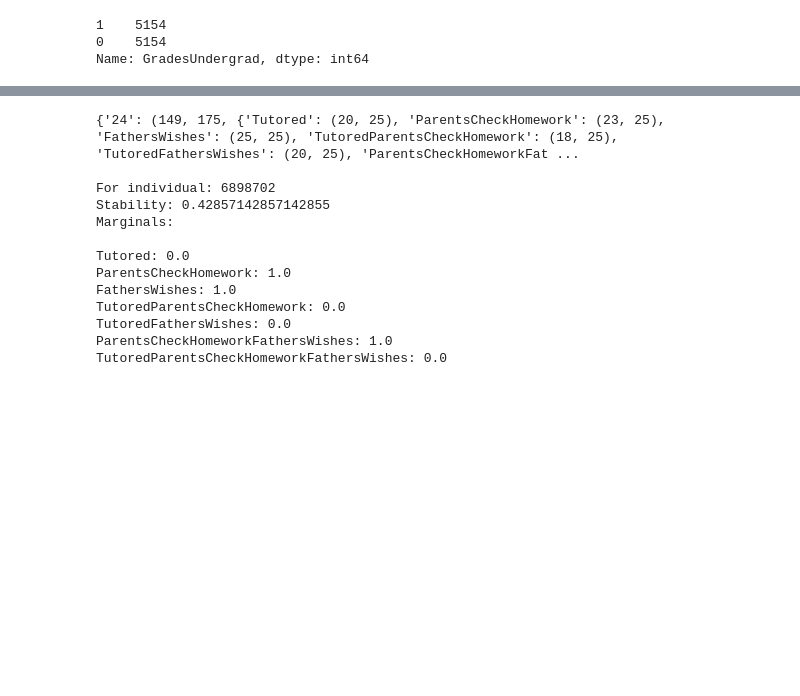
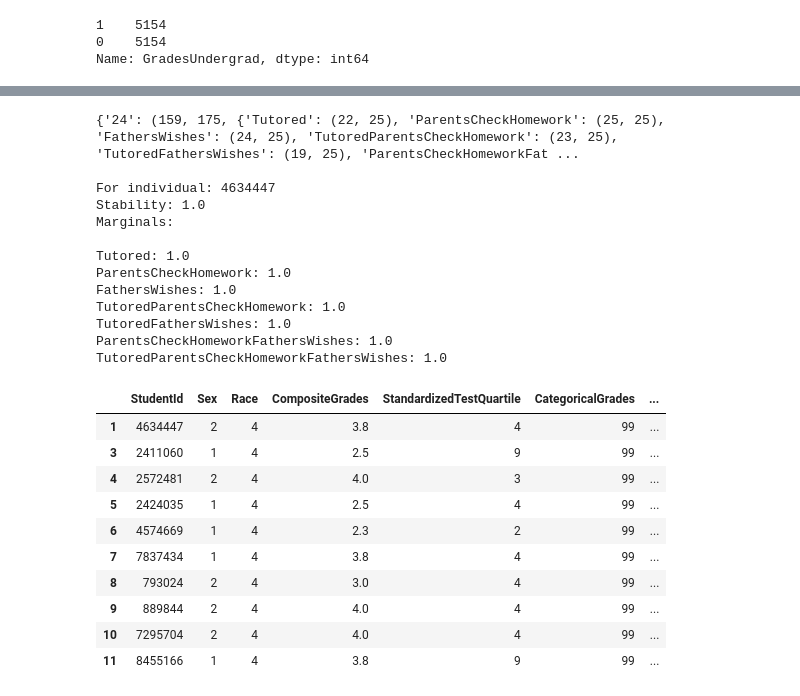
Before and after one commit to lurosenb/Swap_Auditor, a Jupyter notebook: Crafting_an_Unfair_Model.ipynb, the cells around one changed output, grey strips where cells are left out. Saved outputs shown, nothing was run; the diff lists cells and outputs as text; code cells hidden in the pictures; blank space fills up the shorter version.

Commit message:
Cleaned, moved more code into base auditor

```diff
--- a/Crafting_an_Unfair_Model.ipynb
+++ b/Crafting_an_Unfair_Model.ipynb
@@ -234,5 +434,5 @@ weighted avg       0.91      0.91      0.91      2062
 # %%
-from swap_auditor import NaiveSwapAuditor
+# from swap_auditor import NaiveSwapAuditor
 
 tiny_test = toy_dataframe[:10]
 new = NaiveSwapAuditor(data=tiny_test, predictor=rf, id_column="StudentId",protected_classes=['Sex','Race'], target_col='GradesUndergrad')
@@ -240,22 +440,36 @@ new = NaiveSwapAuditor(data=tiny_test, predictor=rf, id_column="StudentId",prote
 new.calculate_all_stability(marginal_features=['Tutored','ParentsCheckHomework','FathersWishes'])
 print(new.subgroup_stability)
 
-ind = 6898702
-s, marg = new._retrieve_stability_indivdual(6898702)
+ind = 4634447
+s, marg = new._retrieve_stability_individual(ind)
 print("\nFor individual: " + str(ind))
 print('Stability: ' + str(s))
 print(marg)
 # %% [output]
-{'24': (149, 175, {'Tutored': (20, 25), 'ParentsCheckHomework': (23, 25), 'FathersWishes': (25, 25), 'TutoredParentsCheckHomework': (18, 25), 'TutoredFathersWishes': (20, 25), 'ParentsCheckHomeworkFat ...
+{'24': (159, 175, {'Tutored': (22, 25), 'ParentsCheckHomework': (25, 25), 'FathersWishes': (24, 25), 'TutoredParentsCheckHomework': (23, 25), 'TutoredFathersWishes': (19, 25), 'ParentsCheckHomeworkFat ...
 
-For individual: 6898702
-Stability: 0.42857142857142855
+For individual: 4634447
+Stability: 1.0
 Marginals:
 
-Tutored: 0.0
+Tutored: 1.0
 ParentsCheckHomework: 1.0
 FathersWishes: 1.0
-TutoredParentsCheckHomework: 0.0
-TutoredFathersWishes: 0.0
+TutoredParentsCheckHomework: 1.0
+TutoredFathersWishes: 1.0
 ParentsCheckHomeworkFathersWishes: 1.0
-TutoredParentsCheckHomeworkFathersWishes: 0.0
+TutoredParentsCheckHomeworkFathersWishes: 1.0
+# %%
+tiny_test
+# %% [output]
+|  | StudentId | Sex | Race | CompositeGrades | StandardizedTestQuartile | CategoricalGrades | ... |
+| 1 | 4634447 | 2 | 4 | 3.8 | 4 | 99 | ... |
+| 3 | 2411060 | 1 | 4 | 2.5 | 9 | 99 | ... |
+| 4 | 2572481 | 2 | 4 | 4.0 | 3 | 99 | ... |
+| 5 | 2424035 | 1 | 4 | 2.5 | 4 | 99 | ... |
+| 6 | 4574669 | 1 | 4 | 2.3 | 2 | 99 | ... |
+| 7 | 7837434 | 1 | 4 | 3.8 | 4 | 99 | ... |
+| 8 | 793024 | 2 | 4 | 3.0 | 4 | 99 | ... |
+| 9 | 889844 | 2 | 4 | 4.0 | 4 | 99 | ... |
+| 10 | 7295704 | 2 | 4 | 4.0 | 4 | 99 | ... |
+| 11 | 8455166 | 1 | 4 | 3.8 | 9 | 99 | ... |
```
Also changed, not shown: parts of 4 cells of this notebook, 2 other files.
